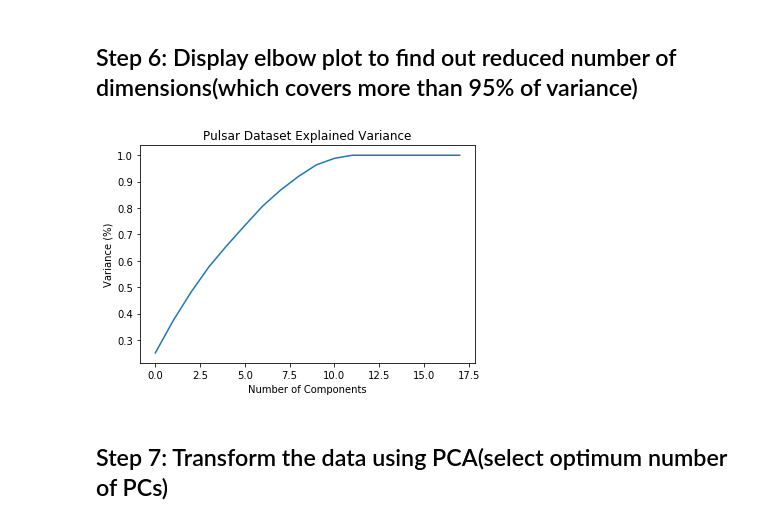
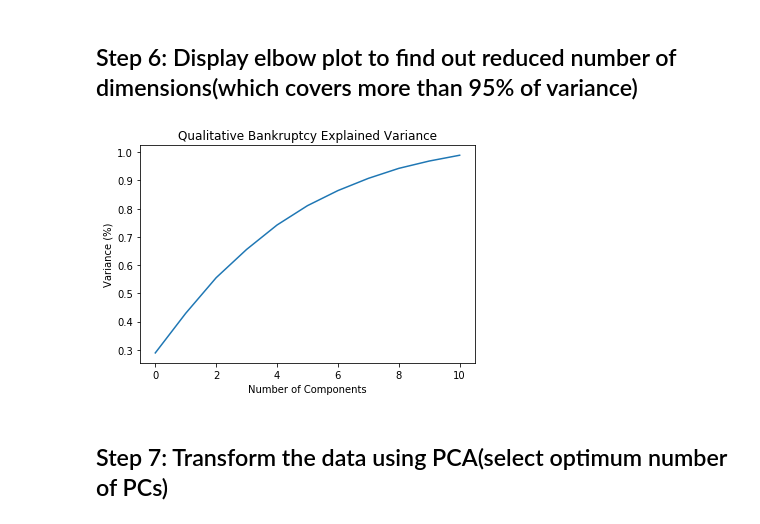
Before and after one commit to GreatLearningAIML1/bangalore-aug19-batch-GL-NarayanaMantha, a Jupyter notebook: UnsupervisedLearning_R5_Project_Qualitative_Bankruptcy.ipynb, the cells around one changed output. Saved outputs shown, nothing was run; the diff lists cells and outputs as text; code cells hidden in the pictures.

```diff
--- a/UnsupervisedLearning_R5_Project_Qualitative_Bankruptcy.ipynb
+++ b/UnsupervisedLearning_R5_Project_Qualitative_Bankruptcy.ipynb
@@ -131,13 +131,13 @@ pca = PCA().fit(Xtrain_std)
 # %%
 #Plotting the Cumulative Summation of the Explained Variance
 plt.figure()
 plt.plot(np.cumsum(pca.explained_variance_ratio_))
 plt.xlabel('Number of Components')
 plt.ylabel('Variance (%)') #for each component
-plt.title('Pulsar Dataset Explained Variance')
+plt.title('Qualitative Bankruptcy Explained Variance')
 plt.show()
 # %% [output]
-[figure, old version]
+[figure, new version]
 # %%
 # Observations:
 #As we can see from the above plot, to cover 95% of the variance, almost 11 PCA components are needed
```
Also changed, not shown: parts of 11 cells of this notebook.
